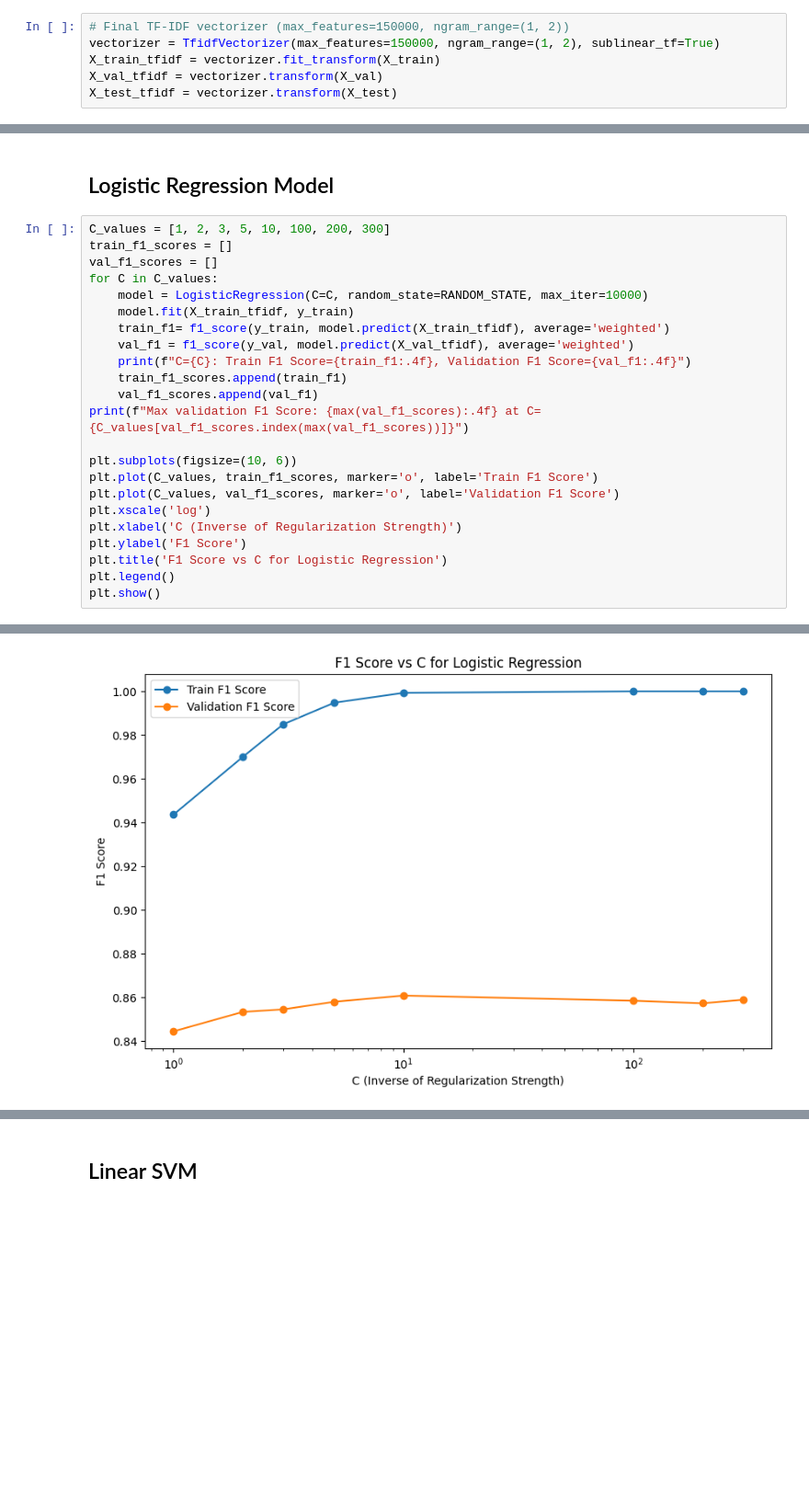
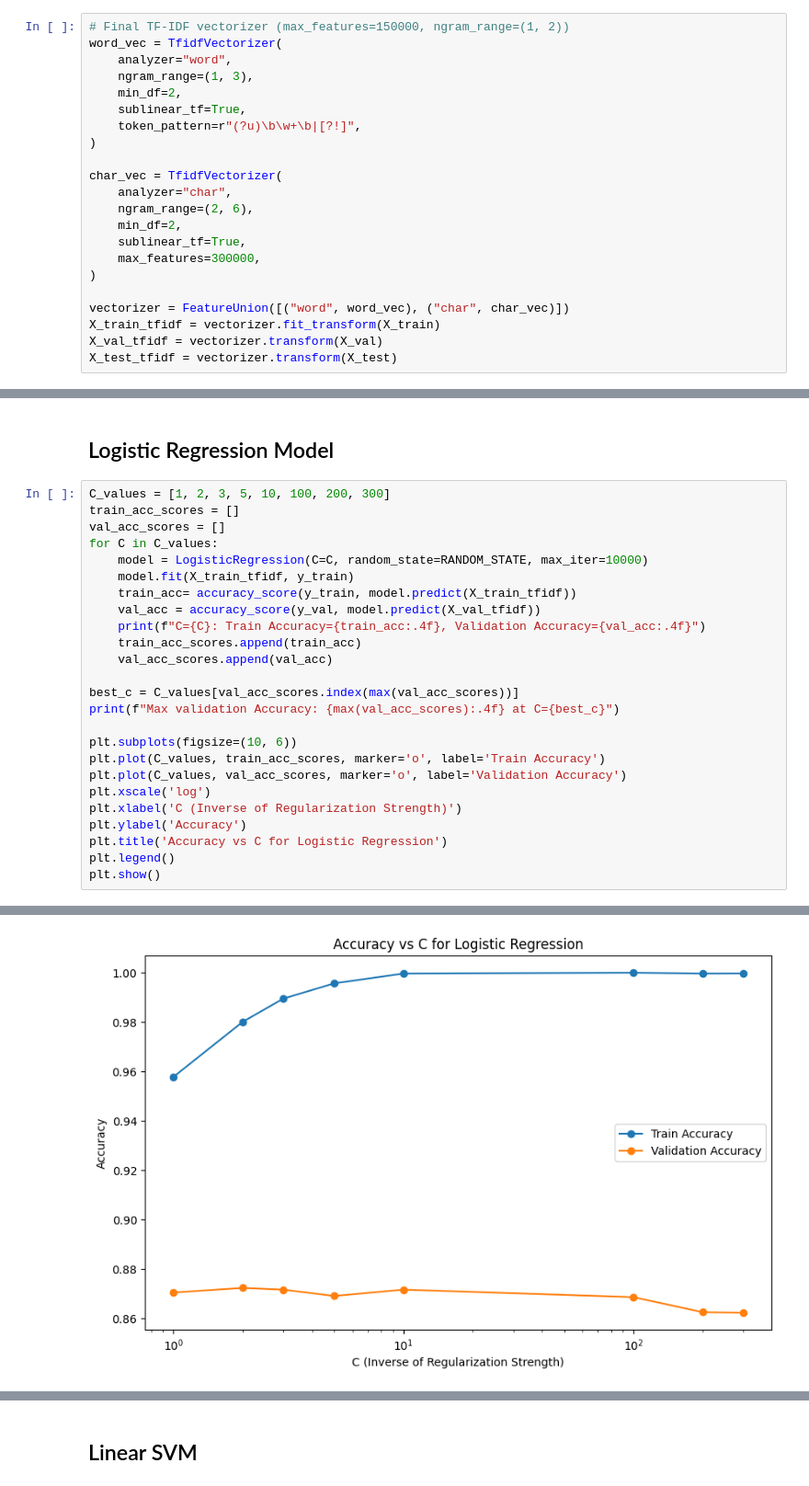
Before and after one commit to AMokhtar51/ml-college-project, a Jupyter notebook: part_c_text/Modeling.ipynb, the cells around one changed output, grey strips where cells are left out. Shown at 92% size. Cells and saved outputs as stored; diff of their text form; blank space fills up the shorter version.

Commit message:
merge 2 tf-idf models

```diff
--- a/part_c_text/Modeling.ipynb
+++ b/part_c_text/Modeling.ipynb
@@ -130,6 +104,22 @@ from sklearn.metrics import (
 # %%
 # Final TF-IDF vectorizer (max_features=150000, ngram_range=(1, 2))
-vectorizer = TfidfVectorizer(max_features=150000, ngram_range=(1, 2), sublinear_tf=True)
+word_vec = TfidfVectorizer(
+    analyzer="word",
+    ngram_range=(1, 3),
+    min_df=2,
+    sublinear_tf=True,
+    token_pattern=r"(?u)\b\w+\b|[?!]",
+)
+
+char_vec = TfidfVectorizer(
+    analyzer="char",
+    ngram_range=(2, 6),
+    min_df=2,
+    sublinear_tf=True,
+    max_features=300000,
+)
+
+vectorizer = FeatureUnion([("word", word_vec), ("char", char_vec)])
 X_train_tfidf = vectorizer.fit_transform(X_train)
 X_val_tfidf = vectorizer.transform(X_val)
 X_test_tfidf = vectorizer.transform(X_test)
@@ -152,25 +142,27 @@ Shape of the TF-IDF matrix for test set: (4276, 147269)
 ## Logistic Regression Model
 # %%
 C_values = [1, 2, 3, 5, 10, 100, 200, 300]
-train_f1_scores = []
-val_f1_scores = []
+train_acc_scores = []
+val_acc_scores = []
 for C in C_values:
     model = LogisticRegression(C=C, random_state=RANDOM_STATE, max_iter=10000)
     model.fit(X_train_tfidf, y_train)
-    train_f1= f1_score(y_train, model.predict(X_train_tfidf), average='weighted')
-    val_f1 = f1_score(y_val, model.predict(X_val_tfidf), average='weighted')
-    print(f"C={C}: Train F1 Score={train_f1:.4f}, Validation F1 Score={val_f1:.4f}")
-    train_f1_scores.append(train_f1)
-    val_f1_scores.append(val_f1)
-print(f"Max validation F1 Score: {max(val_f1_scores):.4f} at C={C_values[val_f1_scores.index(max(val_f1_scores))]}")
+    train_acc= accuracy_score(y_train, model.predict(X_train_tfidf))
+    val_acc = accuracy_score(y_val, model.predict(X_val_tfidf))
+    print(f"C={C}: Train Accuracy={train_acc:.4f}, Validation Accuracy={val_acc:.4f}")
+    train_acc_scores.append(train_acc)
+    val_acc_scores.append(val_acc)
+
+best_c = C_values[val_acc_scores.index(max(val_acc_scores))]
+print(f"Max validation Accuracy: {max(val_acc_scores):.4f} at C={best_c}")
 
 plt.subplots(figsize=(10, 6))
-plt.plot(C_values, train_f1_scores, marker='o', label='Train F1 Score')
-plt.plot(C_values, val_f1_scores, marker='o', label='Validation F1 Score')
+plt.plot(C_values, train_acc_scores, marker='o', label='Train Accuracy')
+plt.plot(C_values, val_acc_scores, marker='o', label='Validation Accuracy')
 plt.xscale('log')
 plt.xlabel('C (Inverse of Regularization Strength)')
-plt.ylabel('F1 Score')
-plt.title('F1 Score vs C for Logistic Regression')
+plt.ylabel('Accuracy')
+plt.title('Accuracy vs C for Logistic Regression')
 plt.legend()
 plt.show()
 # %% [output]
@@ -186 +178 @@ Max validation F1 Score: 0.8609 at C=10
-[figure, old version]
+[figure, new version]
```
Also changed, not shown: parts of 14 cells of this notebook, 5 other files.
